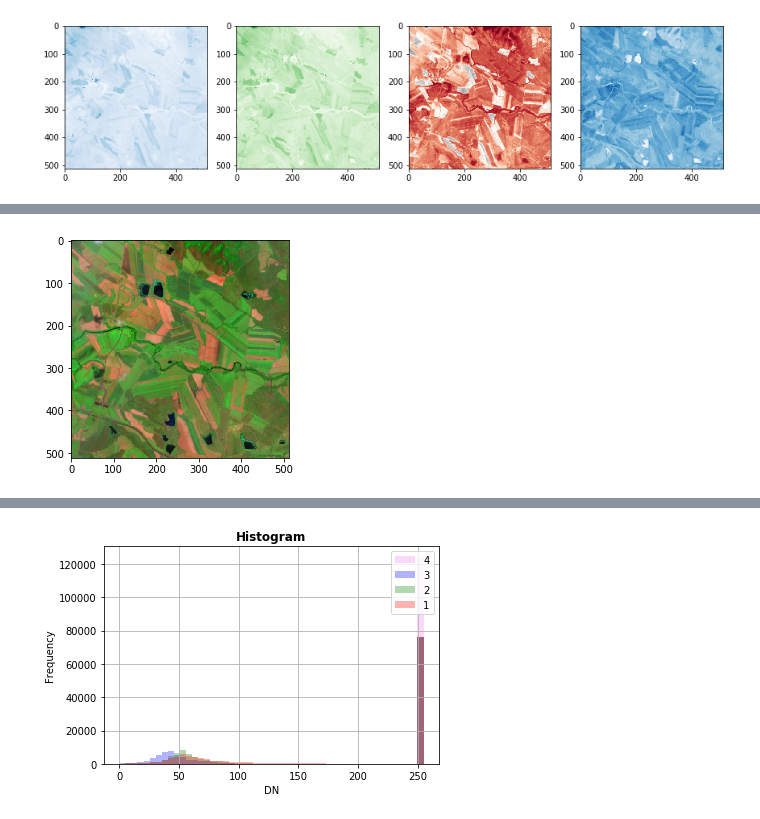
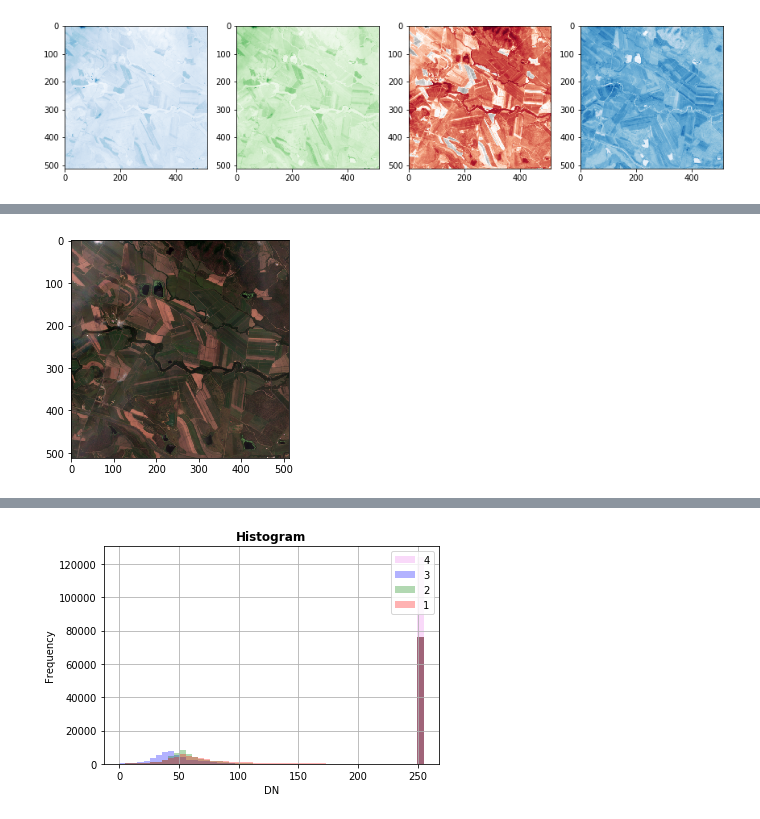
Before and after one commit to Phoebe0222/datathon, a Jupyter notebook: agri-indexes/Multispectral-Images.ipynb, the cells around one changed output, grey strips where cells are left out. Drawn from its saved outputs; the diff is of its cells as text; code cells hidden in the pictures.

```diff
--- a/agri-indexes/Multispectral-Images.ipynb
+++ b/agri-indexes/Multispectral-Images.ipynb
@@ -122,5 +119,5 @@ mode 2~4: The second mode shows the same scene in green, near infrared, and shor
 # %%
-def TCI(tile_x, tile_y, date,img='TCI', mode = 1):
+def TCI(tile_x, tile_y, date,img='TCI'):
     get_blue = get_band(tile_x, tile_y, date, band='B02')
     b2 = get_blue['b']; blue = get_blue['read']
 
@@ -143,10 +140,8 @@ def TCI(tile_x, tile_y, date,img='TCI', mode = 1):
     b12 = get_swir_2['b']; swir_2 = get_swir_2['read']
 
     # Stack bands
-    if mode == 1: tci = np.dstack((red, green, blue))
-    elif mode == 2: tci = np.dstack((swir_c, nir, green))
-    elif mode == 3: tci = np.dstack((swir_1, nir, green))
-    elif mode == 4: tci = np.dstack((swir_2, nir, green))
+    tci = np.dstack((red, green, blue))
+
 
     # View the color composite
     plt.imshow(tci)
@@ -162,8 +157,8 @@ def tci_hist(tile_x, tile_y, date):
                    alpha=0.3, histtype='stepfilled', title="Histogram")
 # %%
 
-tci = TCI(TILE_X, TILE_Y,'2016-12-22',mode=4)
+tci = TCI(TILE_X, TILE_Y,'2016-12-22')
 # %% [output]
-[figure, old version]
+[figure, new version]
 # %% [markdown]
 **A false-color** image uses at least one non-visible wavelength, though that band is still represented in red, green, or blue. As a result, the colors in the final image may not be what you expect them to be. (For instance, grass isn’t always green.) Such false-color band combinations reveal unique aspects of the land or sky that might not be visible otherwise.
```
Also changed, not shown: parts of 6 cells of this notebook.
